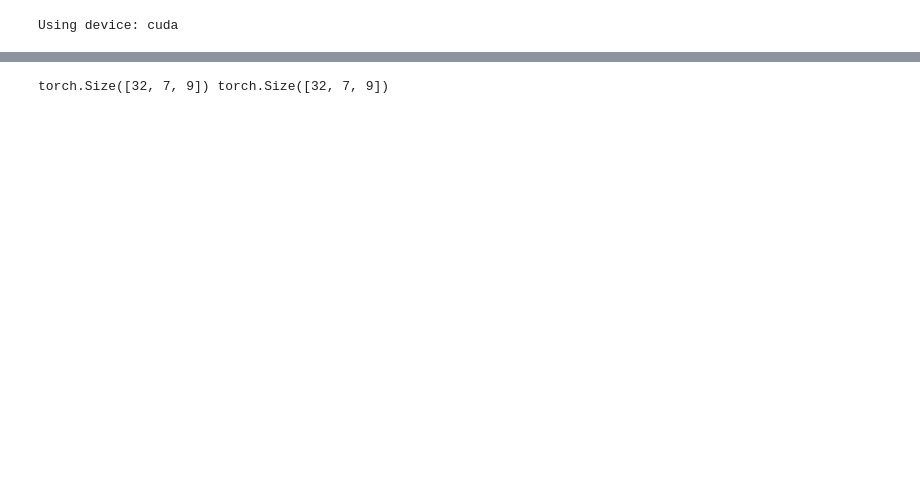
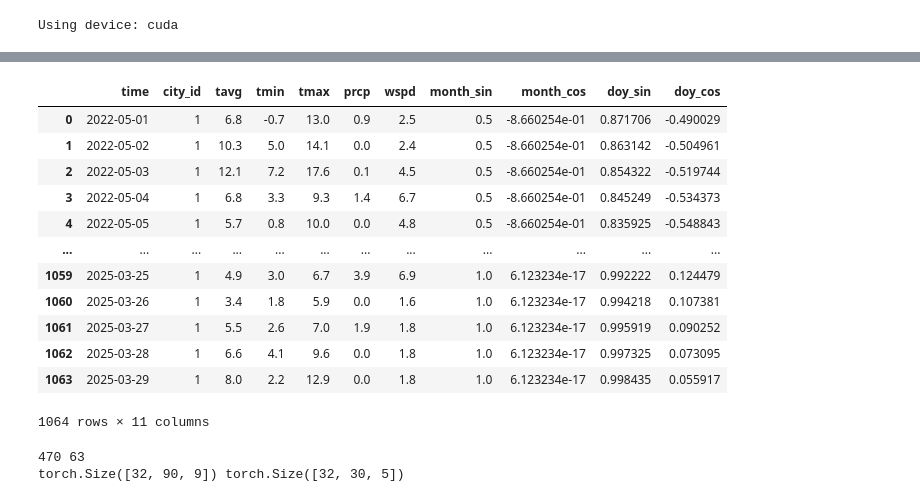
Before and after one commit to AstapovIE/SkyPlan, a Jupyter notebook: baseline_lstm.ipynb, the cells around one changed output, grey strips where cells are left out. Drawn from its saved outputs; the diff is of its cells as text; code cells hidden in the pictures; blank space fills up the shorter version.

```diff
--- a/baseline_lstm.ipynb
+++ b/baseline_lstm.ipynb
@@ -13,7 +14,7 @@ print(f'Using device: {device}')
 # %% [output]
 Using device: cuda
 # %%
-df = pd.read_csv("weather_data.csv")
+df = pd.read_csv("weather_2022.csv")
 df.info()
 # %% [output]
 <class 'pandas.core.frame.DataFrame'>
@@ -155,0 +36,21 @@ train_loader = DataLoader(train_dataset, batch_size=32, shuffle=True)
+# %%
+def clean_data(df):
+    # Удаление ненужных колонок
+    df = df.drop(columns=['Unnamed: 0', 'weather_id'], errors='ignore')
+    df['time'] = pd.to_datetime(df['time'])
+
+    # Объединение результатов
+    df['month'] = df['time'].dt.month.astype('int8')
+    df['day_of_year'] = df['time'].dt.dayofyear.astype('int16')
+
+    # Оптимизация типов
+    float_cols = ['tavg', 'tmin', 'tmax', 'prcp', 'wspd']
+    df[float_cols] = df[float_cols].astype('float32')
+    df['city_id'] = df['city_id'].astype('int32')
+
+    print("Обработка завершена. Статистика:")
+    print(f"Всего строк: {len(df)}")
+
+    return df.reset_index(drop=True)
+cleaned_data = clean_data(df.copy())
+cleaned_data.info()
@@ -156,7 +161,25 @@ train_loader = DataLoader(train_dataset, batch_size=32, shuffle=True)
+# %%
+city_weather[1]
+# %% [output]
+|  | time | city_id | tavg | tmin | tmax | prcp | wspd | month_sin | month_cos | doy_sin | doy_cos |
+| 0 | 2022-05-01 | 1 | 6.8 | -0.7 | 13.0 | 0.9 | 2.5 | 0.5 | -8.660254e-01 | 0.871706 | -0.490029 |
+| 1 | 2022-05-02 | 1 | 10.3 | 5.0 | 14.1 | 0.0 | 2.4 | 0.5 | -8.660254e-01 | 0.863142 | -0.504961 |
+| 2 | 2022-05-03 | 1 | 12.1 | 7.2 | 17.6 | 0.1 | 4.5 | 0.5 | -8.660254e-01 | 0.854322 | -0.519744 |
+| 3 | 2022-05-04 | 1 | 6.8 | 3.3 | 9.3 | 1.4 | 6.7 | 0.5 | -8.660254e-01 | 0.845249 | -0.534373 |
+| 4 | 2022-05-05 | 1 | 5.7 | 0.8 | 10.0 | 0.0 | 4.8 | 0.5 | -8.660254e-01 | 0.835925 | -0.548843 |
+| ... | ... | ... | ... | ... | ... | ... | ... | ... | ... | ... | ... |
+| 1059 | 2025-03-25 | 1 | 4.9 | 3.0 | 6.7 | 3.9 | 6.9 | 1.0 | 6.123234e-17 | 0.992222 | 0.124479 |
+| 1060 | 2025-03-26 | 1 | 3.4 | 1.8 | 5.9 | 0.0 | 1.6 | 1.0 | 6.123234e-17 | 0.994218 | 0.107381 |
+| 1061 | 2025-03-27 | 1 | 5.5 | 2.6 | 7.0 | 1.9 | 1.8 | 1.0 | 6.123234e-17 | 0.995919 | 0.090252 |
+| 1062 | 2025-03-28 | 1 | 6.6 | 4.1 | 9.6 | 0.0 | 1.8 | 1.0 | 6.123234e-17 | 0.997325 | 0.073095 |
+| 1063 | 2025-03-29 | 1 | 8.0 | 2.2 | 12.9 | 0.0 | 1.8 | 1.0 | 6.123234e-17 | 0.998435 | 0.055917 |
+1064 rows × 11 columns
 # %%
+print(len(train_loader),len(test_loader))
 for a, b in train_loader:
     print(a.shape,b.shape)
     break
 # %% [output]
-torch.Size([32, 7, 9]) torch.Size([32, 7, 9])
+470 63
+torch.Size([32, 90, 9]) torch.Size([32, 30, 5])
 # %%
```
Also changed, not shown: parts of 19 cells of this notebook, 3 other files.
